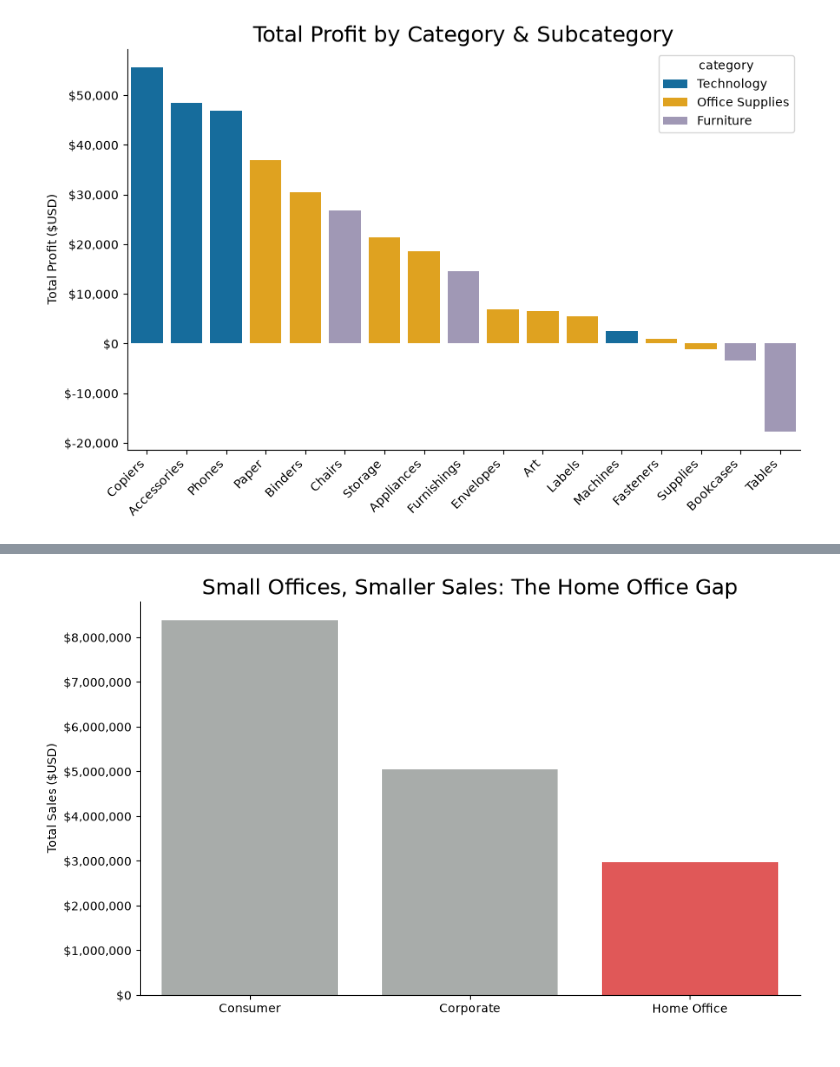
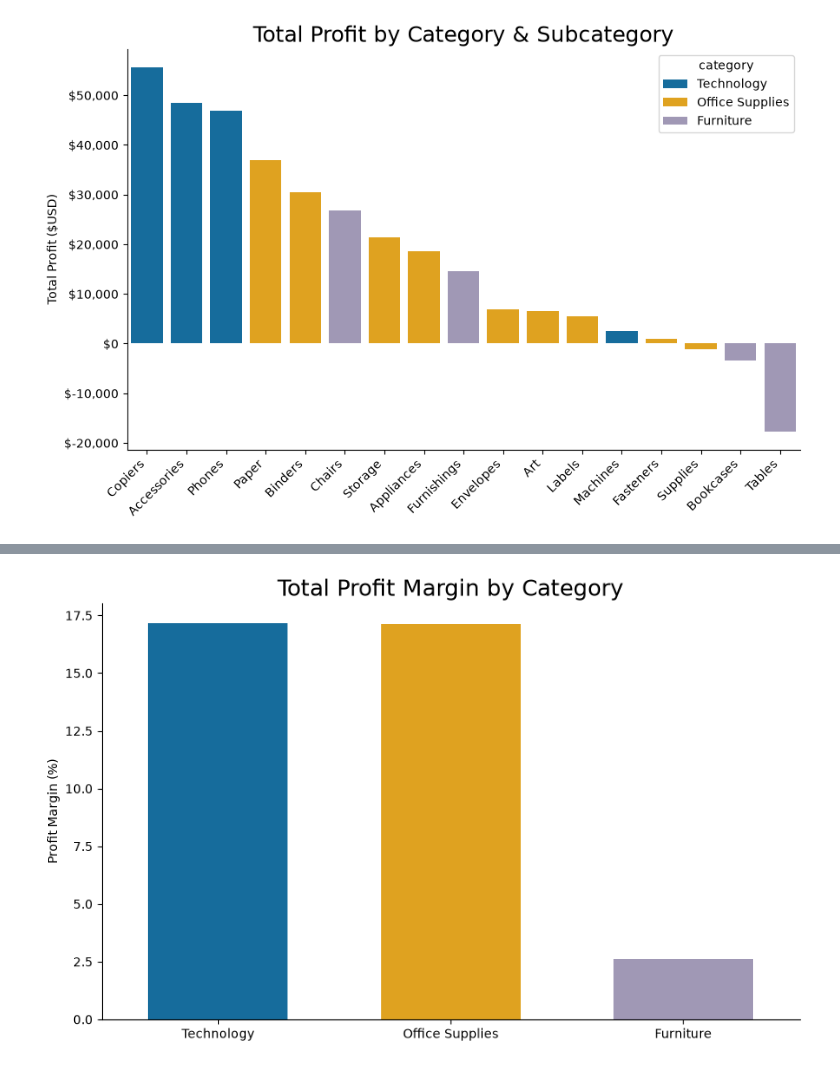
Before and after one commit to max-reevage/DataAnalysisModule3, a Jupyter notebook: Week4/notebooks/superstore_sales_workflow.ipynb, the cells around one changed output, grey strips where cells are left out. Drawn from its saved outputs; the diff is of its cells as text; code cells hidden in the pictures.

```diff
--- a/Week4/notebooks/superstore_sales_workflow.ipynb
+++ b/Week4/notebooks/superstore_sales_workflow.ipynb
@@ -476,32 +499,18 @@ plt.show()
 # %%
-# visualization three code here
+# visualization four code here
 
-# example using result1
 plt.figure(figsize=(10,6))
-# colors = ["#a7adaa", "#a7adaa", "#f74141" ]
-sns.barplot(result1, x='customer_category', y='total_sales', palette=colors, hue='customer_category', legend=False)
-plt.title('Small Offices, Smaller Sales: The Home Office Gap',fontsize=18)
+sns.barplot(result10, x='category', y='profit_margin_percentage', palette=colors, hue='category', legend=False, width=0.6)
+plt.title('Total Profit Margin by Category',fontsize=18)
 plt.xlabel(None)
-plt.ylabel('Total Sales ($USD)')
+plt.ylabel('Profit Margin (%)')
 
-#for those wondering how to get rid of scientific notation! Set style to plain:
 plt.ticklabel_format(style='plain', axis='y')
 
-#mticker is a great library for helping tick mark formatting, such as adding commas and dollar signs in this case
 ax = plt.gca()
-ax.yaxis.set_major_formatter(mticker.FuncFormatter(lambda x, _: f'${x:,.0f}'))
+ax.yaxis.set_major_formatter(mticker.FuncFormatter(lambda x, _: f'{x:,.1f}'))
 
-#using the seaborn library, despining is way easier!
 sns.despine()
 plt.show()
-
-# select
-# p.product_name,
-# count(od.order_id) as order_count
-# from products p
-# join order_details od on p.product_id = od.product_id
-# group by p.product_name
-# order by order_count desc
-# limit 10;
 # %% [output]
-[figure, old version]
+[figure, new version]
```
Also changed, not shown: parts of 5 cells of this notebook, 1 other file.
